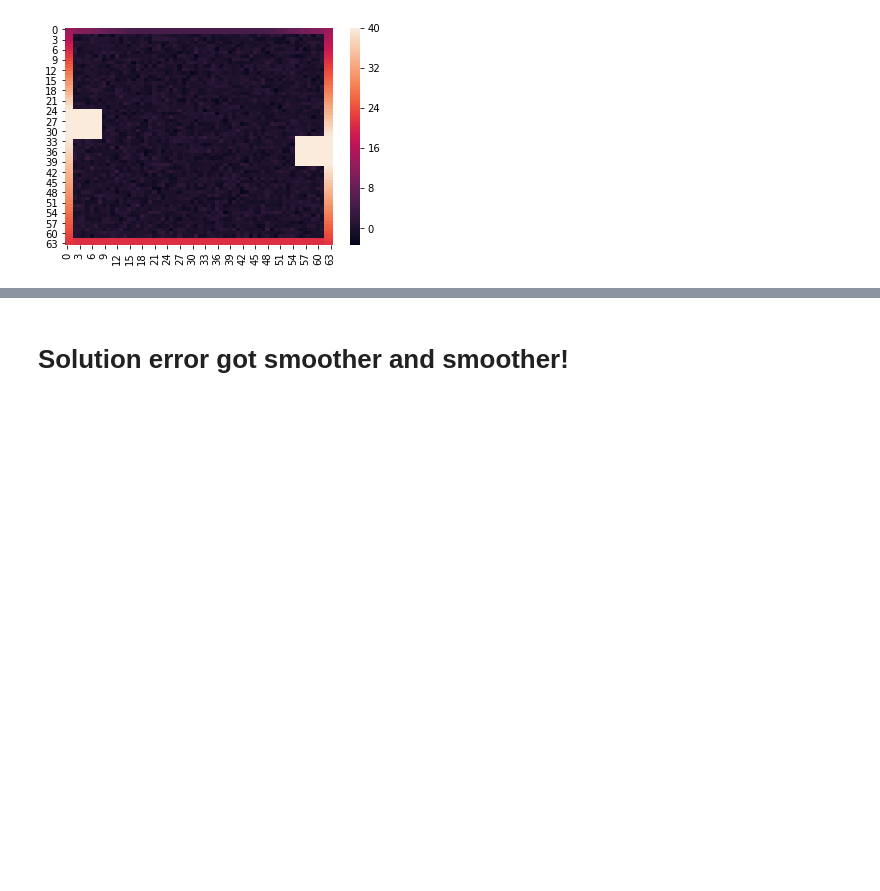
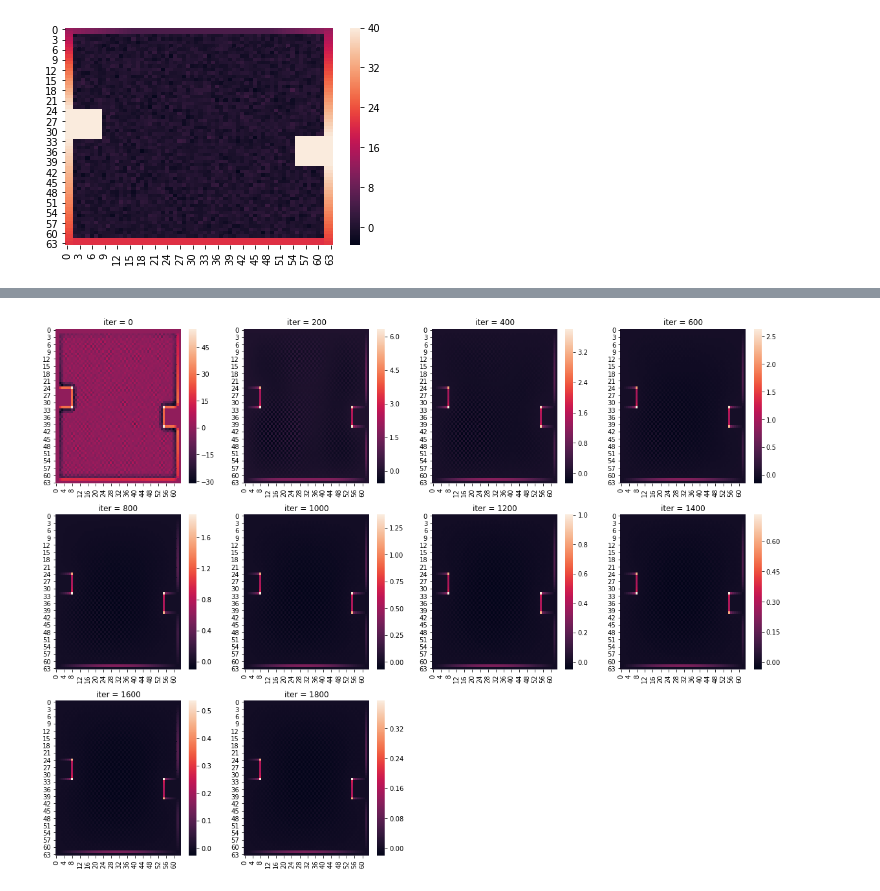
Before and after one commit to sanghvirajit19/Laplacian_Problem, a Jupyter notebook: Jacobi_Laplacian_Problem (Ax = b).ipynb, the cells around one changed output, grey strips where cells are left out. Drawn from its saved outputs; the diff is of its cells as text; code cells hidden in the pictures; blank space fills up the shorter version.

```diff
--- a/Jacobi_Laplacian_Problem (Ax = b).ipynb
+++ b/Jacobi_Laplacian_Problem (Ax = b).ipynb
@@ -238,2 +208,21 @@ for i in range(5000):
-# %% [markdown]
-# Solution error got smoother and smoother!
+# %%
+# Residual (r = b − Av)
+
+x_0 = initgrid(64)
+
+plt.figure(figsize=(20, 15))
+
+for i in range(2000):
+
+    x_approx = jacobi(x_0, b)
+
+    residual = b - laplacian(x_approx)
+
+    if i % 200 == 0:
+        plt.subplot(3, 4, i/200+1)
+        sn.heatmap(residual)
+        plt.title('iter = %s' % i)
+
+    x_0 = x_approx
+# %% [output]
+[figure, added]
```
Also changed, not shown: parts of 11 cells of this notebook.
